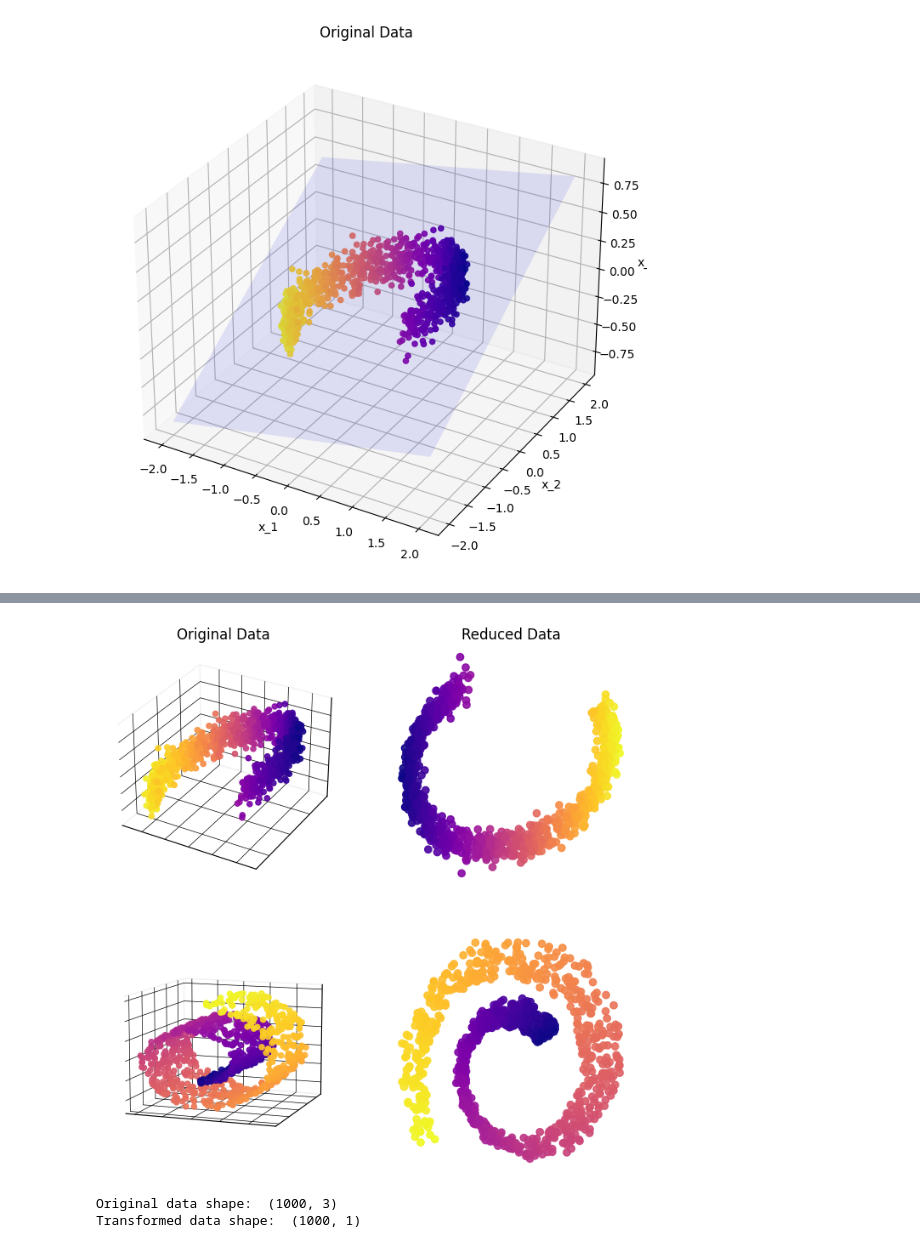
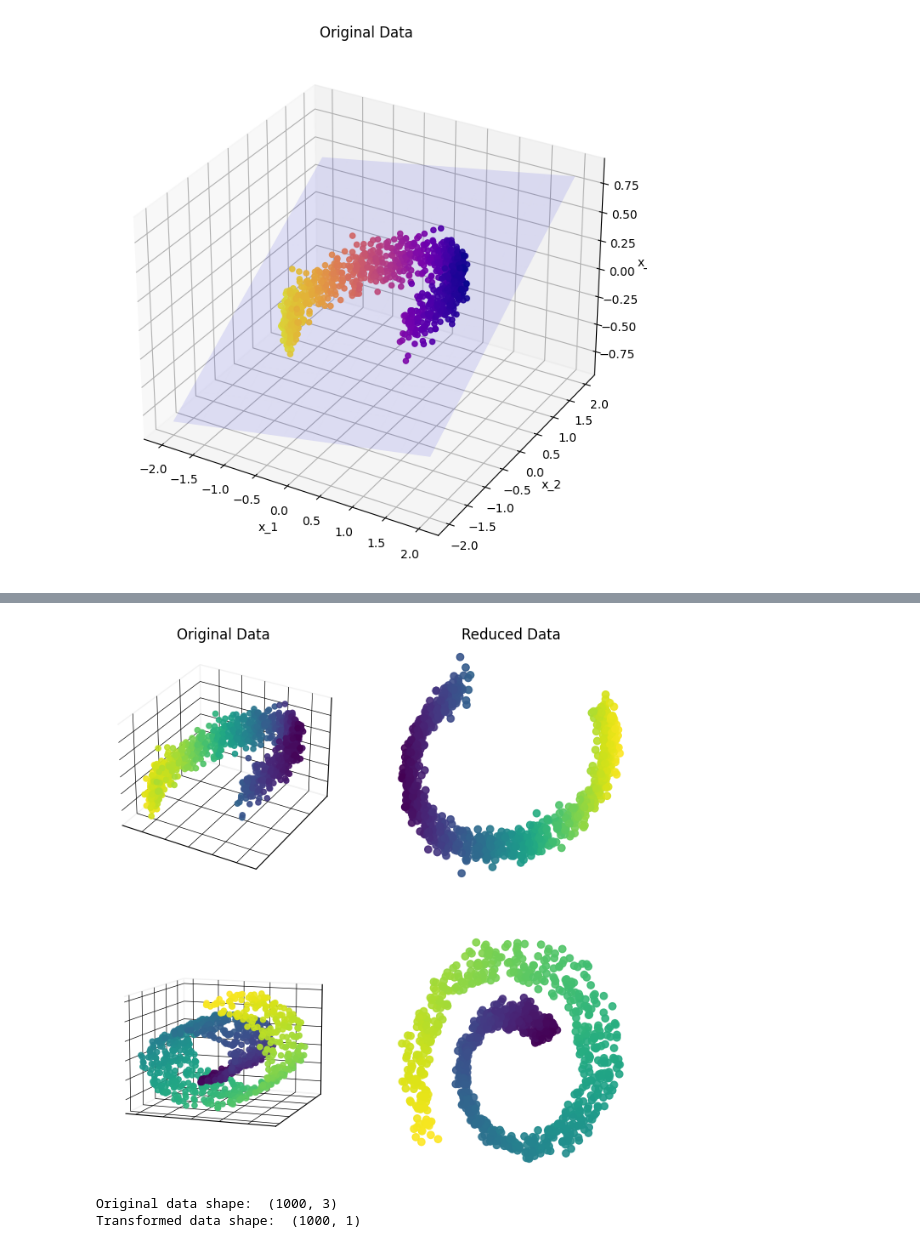
Before and after one commit to andreoniriccardo/articles, a Jupyter notebook: dimensionality-reduction/dimensionality-reduction.ipynb, the cells around one changed output, grey strips where cells are left out. Cells and saved outputs as stored; diff of their text form; code cells hidden in the pictures.

```diff
--- a/dimensionality-reduction/dimensionality-reduction.ipynb
+++ b/dimensionality-reduction/dimensionality-reduction.ipynb
@@ -214,7 +214,7 @@ pca.fit(X)
 X_pca = pca.transform(X)
 # %%
 from sklearn.datasets import make_swiss_roll
-X_swiss, t = make_swiss_roll(n_samples=1000, noise=0.2, random_state=42)
+X_swiss, t = make_swiss_roll(n_samples=1000, noise=0.3, random_state=42)
 
 from sklearn.decomposition import KernelPCA
 pca_swiss = KernelPCA(n_components=2, kernel='sigmoid', gamma=1e-3, coef0=1, fit_inverse_transform=True)
@@ -223,7 +223,7 @@ X_pca_swiss = pca_swiss.fit_transform(X_swiss)
 fig = plt.figure(figsize=(8   , 8))
 
 ax = fig.add_subplot(221, projection='3d')
-ax.scatter(X[:, 0], X[:, 1], X[:, 2], "o", alpha=0.9, c=X_pca[:,0], cmap='plasma')
+ax.scatter(X[:, 0], X[:, 1], X[:, 2], "o", alpha=0.9, c=X_pca[:,0], cmap='viridis')
 ax.spines['top'].set_visible(False)
 ax.spines['bottom'].set_visible(False)
 ax.spines['right'].set_visible(False)
@@ -247,7 +247,7 @@ ax.zaxis.pane.fill = False
 ax.set_title('Original Data')
 
 ax = fig.add_subplot(222)
-ax.scatter(X_pca[:, 0], X_pca[:, 1], alpha=0.9, c=X_pca[:,0], cmap='plasma')
+ax.scatter(X_pca[:, 0], X_pca[:, 1], alpha=0.9, c=X_pca[:,0], cmap='viridis')
 ax.spines['top'].set_visible(False)
 ax.spines['bottom'].set_visible(False)
 ax.spines['right'].set_visible(False)
@@ -260,7 +260,7 @@ ax.set_xticklabels([])
 ax.set_title('Reduced Data')
 
 ax = fig.add_subplot(223, projection='3d')
-ax.scatter(X_swiss[:, 0], X_swiss[:, 1], X_swiss[:, 2], "o", alpha=0.9, c=t, cmap='plasma')
+ax.scatter(X_swiss[:, 0], X_swiss[:, 1], X_swiss[:, 2], "o", alpha=0.9, c=t, cmap='viridis')
 ax.view_init(10, -70)
 ax.spines['top'].set_visible(False)
 ax.spines['bottom'].set_visible(False)
@@ -269,36 +269,36 @@ ax.spines['left'].set_visible(False)
 ax.spines['left'].set_visible(False)
 ax.xaxis.set_ticks_position('none')
 ax.yaxis.set_ticks_position('none')
 for axis in [ax.xaxis, ax.yaxis, ax.zaxis]:
     axis.set_ticklabels([])
     axis._axinfo['axisline']['linewidth'] = 1
     axis._axinfo['axisline']['color'] = (0, 0, 0)
     axis._axinfo['grid']['linewidth'] = 0.5
     axis._axinfo['grid']['linestyle'] = "-"
     axis._axinfo['grid']['color'] = (0, 0, 0)
     axis._axinfo['tick']['inward_factor'] = 0.0
     axis._axinfo['tick']['outward_factor'] = 0.0
     axis.set_pane_color((0.95, 0.95, 0.95))
 ax.xaxis.pane.fill = False
 ax.yaxis.pane.fill = False
 ax.zaxis.pane.fill = False
 
 ax = fig.add_subplot(224)
-ax.scatter(X_pca_swiss[:, 0], X_pca_swiss[:, 1], alpha=0.9, c=t, cmap='plasma')
+ax.scatter(X_pca_swiss[:, 0], X_pca_swiss[:, 1], alpha=0.9, c=t, cmap='viridis')
 ax.spines['top'].set_visible(False)
 ax.spines['bottom'].set_visible(False)
 ax.spines['right'].set_visible(False)
 ax.spines['left'].set_visible(False)
 ax.spines['left'].set_visible(False)
 ax.xaxis.set_ticks_position('none')
 ax.yaxis.set_ticks_position('none')
 ax.set_yticklabels([])
 ax.set_xticklabels([])
 
 
-plt.savefig('intro.png')
+plt.savefig('intro_2.png')
 # %% [output]
-[figure, old version]
+[figure, new version]
 # %%
 from sklearn.decomposition import PCA
 from sklearn.datasets import make_swiss_roll
```
Also changed, not shown: parts of 8 cells of this notebook, 5 other files.
